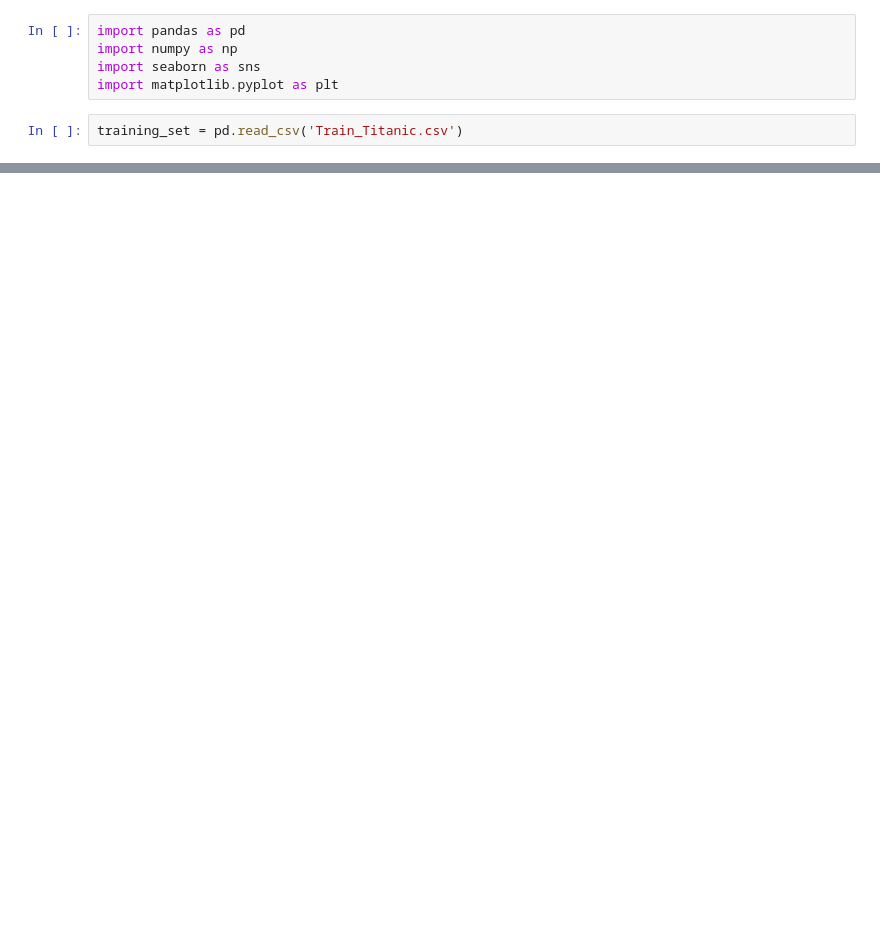
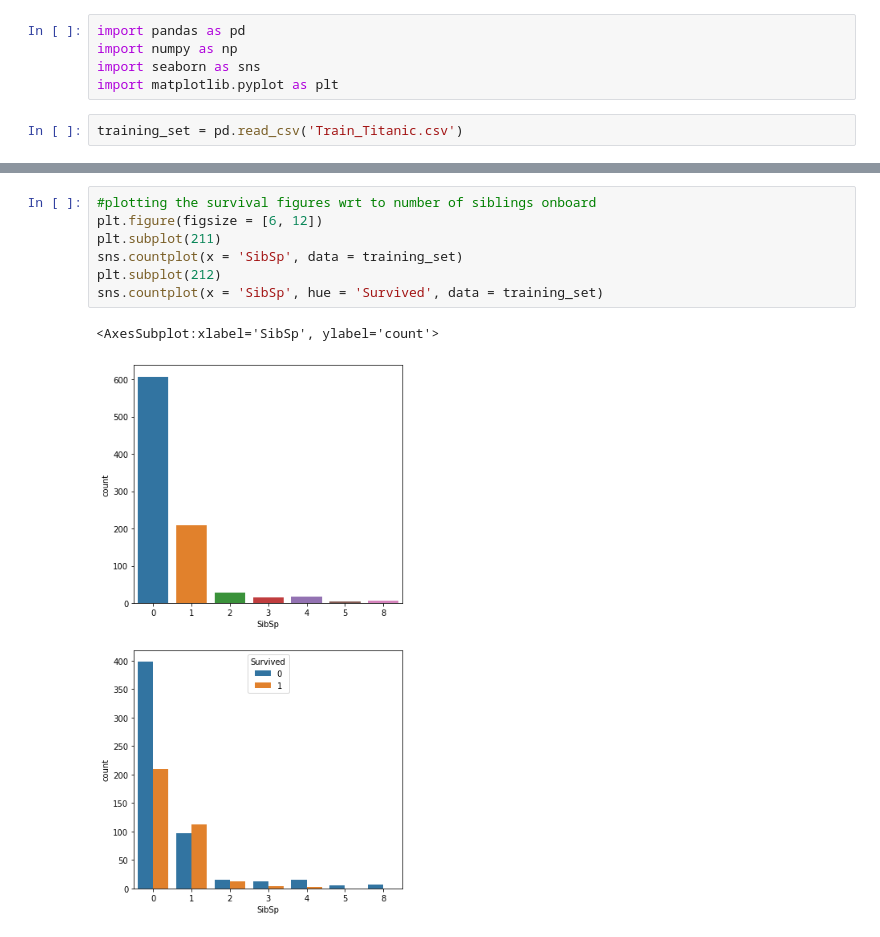
Before and after one commit to kartik-sajwan/ml-practice-projects, a Jupyter notebook: Titanic/titanic-survival.ipynb, the cells around one changed output, grey strips where cells are left out. Drawn from its saved outputs; the diff is of its cells as text; blank space fills up the shorter version.

```diff
--- a/Titanic/titanic-survival.ipynb
+++ b/Titanic/titanic-survival.ipynb
@@ -21,0 +66,10 @@ training_set.head(10)
+# %%
+#plotting the survival figures wrt to number of siblings onboard
+plt.figure(figsize = [6, 12])
+plt.subplot(211)
+sns.countplot(x = 'SibSp', data = training_set)
+plt.subplot(212)
+sns.countplot(x = 'SibSp', hue = 'Survived', data = training_set)
+# %% [output]
+<AxesSubplot:xlabel='SibSp', ylabel='count'>
+[figure, added]
```
Also changed, not shown: parts of 17 cells of this notebook.
